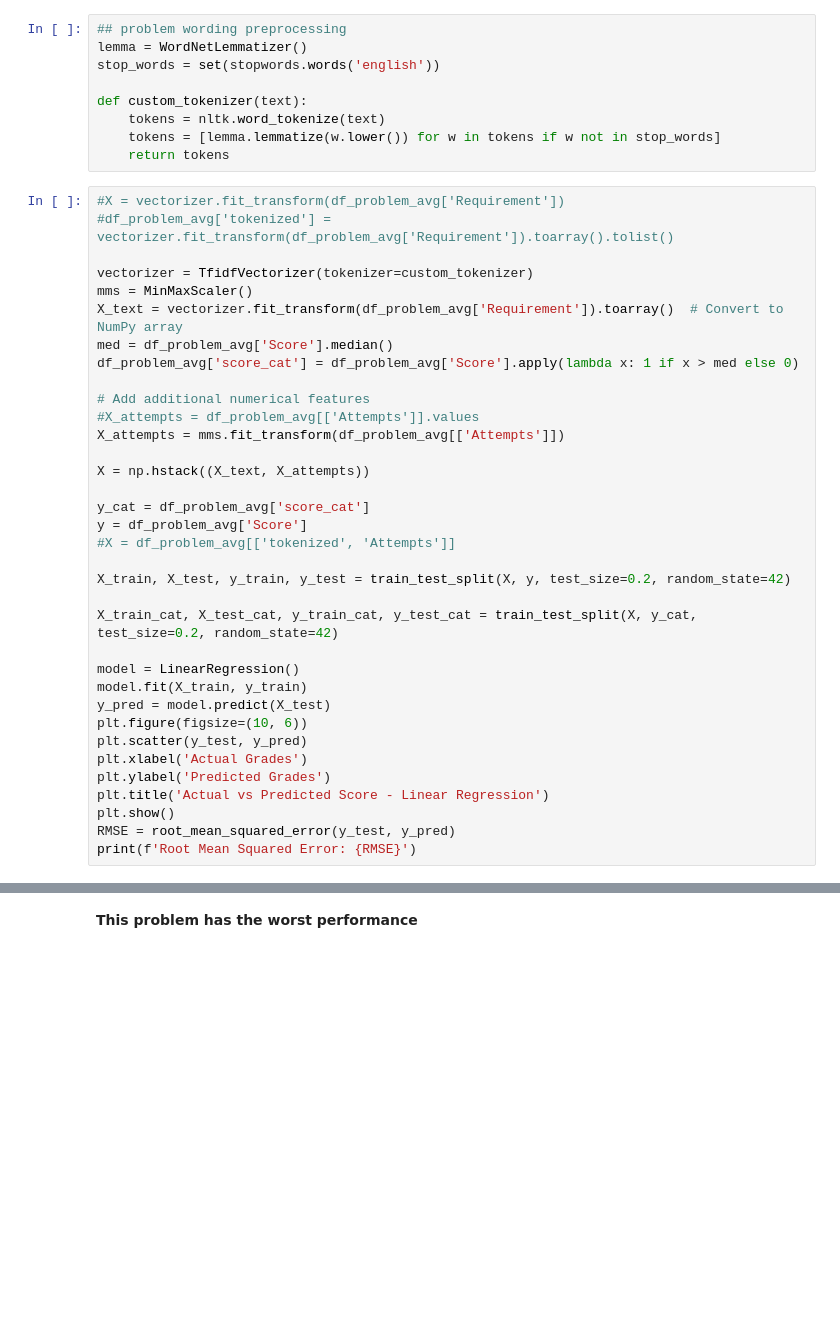
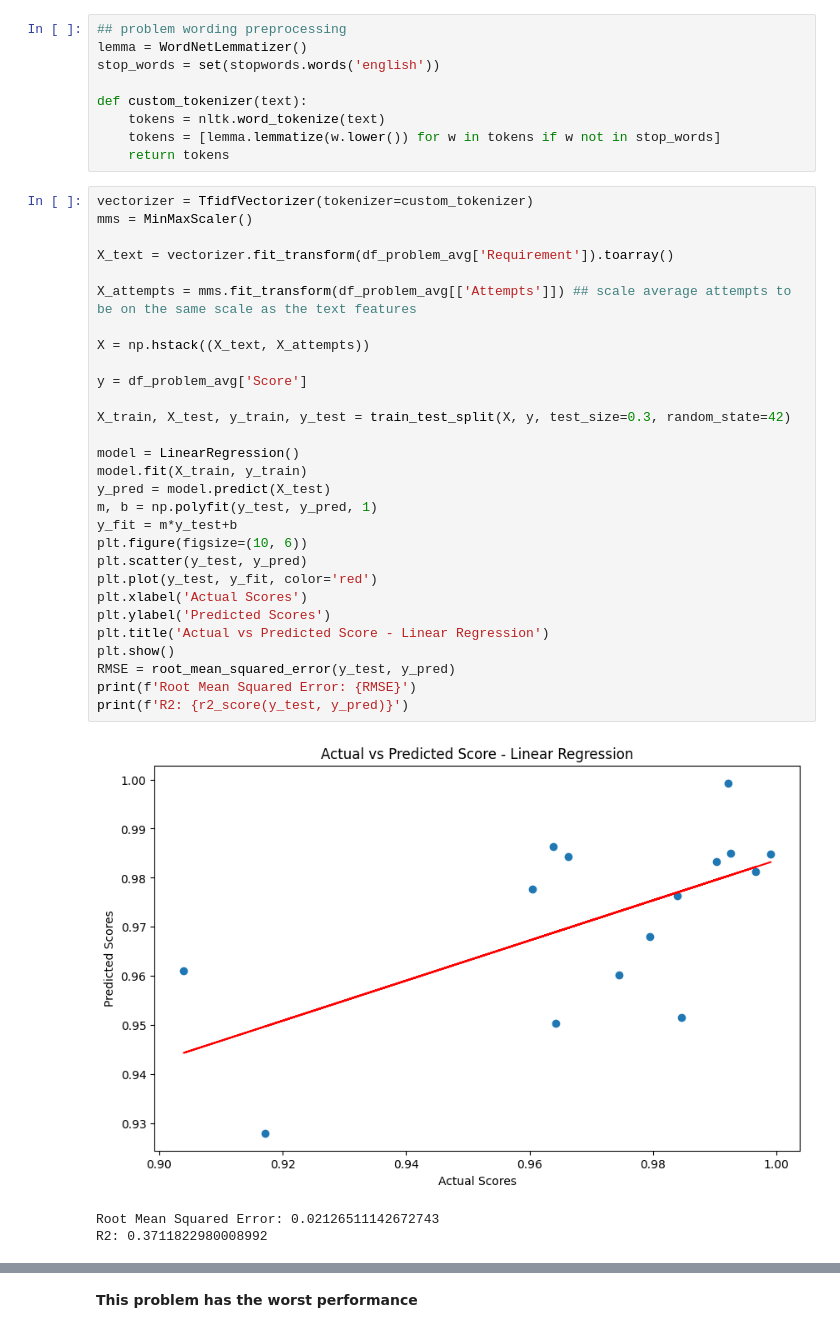
Before and after one commit to nam0mi/313-Data-Mining, a Jupyter notebook: mining.ipynb, the cells around one changed output, grey strips where cells are left out. Saved outputs shown, nothing was run; the diff lists cells and outputs as text; blank space fills up the shorter version.

```diff
--- a/mining.ipynb
+++ b/mining.ipynb
@@ -343,37 +376,35 @@ def custom_tokenizer(text):
     tokens = [lemma.lemmatize(w.lower()) for w in tokens if w not in stop_words]
     return tokens
 # %%
-#X = vectorizer.fit_transform(df_problem_avg['Requirement'])
-#df_problem_avg['tokenized'] = vectorizer.fit_transform(df_problem_avg['Requirement']).toarray().tolist()
-
 vectorizer = TfidfVectorizer(tokenizer=custom_tokenizer)
 mms = MinMaxScaler()
-X_text = vectorizer.fit_transform(df_problem_avg['Requirement']).toarray()  # Convert to NumPy array
-med = df_problem_avg['Score'].median()
-df_problem_avg['score_cat'] = df_problem_avg['Score'].apply(lambda x: 1 if x > med else 0)
 
-# Add additional numerical features
-#X_attempts = df_problem_avg[['Attempts']].values
-X_attempts = mms.fit_transform(df_problem_avg[['Attempts']])
+X_text = vectorizer.fit_transform(df_problem_avg['Requirement']).toarray()
+
+X_attempts = mms.fit_transform(df_problem_avg[['Attempts']]) ## scale average attempts to be on the same scale as the text features
 
 X = np.hstack((X_text, X_attempts))
 
-y_cat = df_problem_avg['score_cat']
 y = df_problem_avg['Score']
-#X = df_problem_avg[['tokenized', 'Attempts']]
 
-X_train, X_test, y_train, y_test = train_test_split(X, y, test_size=0.2, random_state=42)
-
-X_train_cat, X_test_cat, y_train_cat, y_test_cat = train_test_split(X, y_cat, test_size=0.2, random_state=42)
+X_train, X_test, y_train, y_test = train_test_split(X, y, test_size=0.3, random_state=42)
 
 model = LinearRegression()
 model.fit(X_train, y_train)
 y_pred = model.predict(X_test)
+m, b = np.polyfit(y_test, y_pred, 1)
+y_fit = m*y_test+b
 plt.figure(figsize=(10, 6))
 plt.scatter(y_test, y_pred)
-plt.xlabel('Actual Grades')
-plt.ylabel('Predicted Grades')
+plt.plot(y_test, y_fit, color='red')
+plt.xlabel('Actual Scores')
+plt.ylabel('Predicted Scores')
 plt.title('Actual vs Predicted Score - Linear Regression')
 plt.show()
 RMSE = root_mean_squared_error(y_test, y_pred)
 print(f'Root Mean Squared Error: {RMSE}')
+print(f'R2: {r2_score(y_test, y_pred)}')
+# %% [output]
+[figure, added]
+Root Mean Squared Error: 0.02126511142672743
+R2: 0.3711822980008992
```
Also changed, not shown: parts of 40 cells of this notebook.
